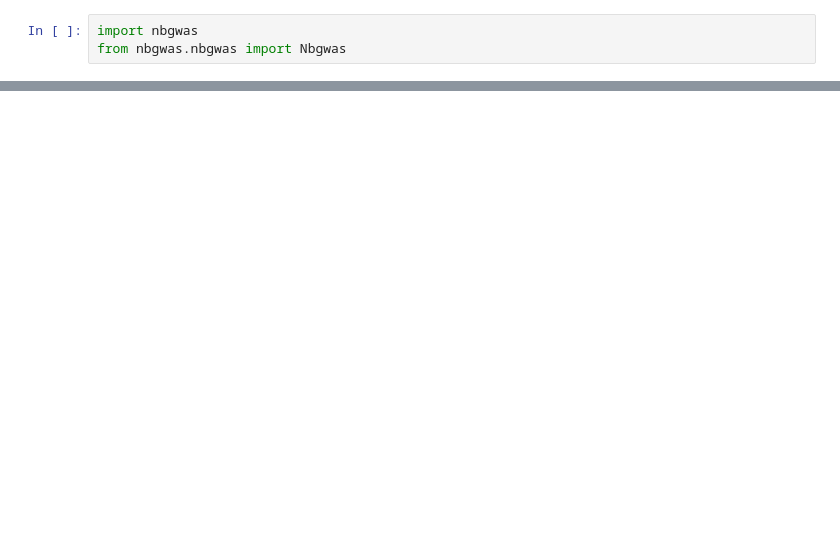
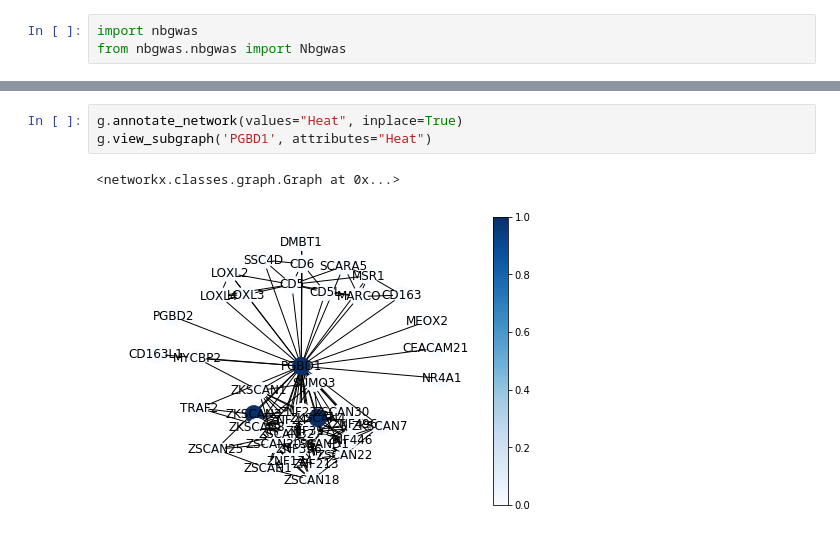
Before and after one commit to shfong/naga, a Jupyter notebook: notebooks/pipeline.ipynb, the cells around one changed output, grey strips where cells are left out. Drawn from its saved outputs; the diff is of its cells as text; blank space fills up the shorter version.

```diff
--- a/notebooks/pipeline.ipynb
+++ b/notebooks/pipeline.ipynb
@@ -118,0 +84,6 @@ g.boosted_pvalues.head()
+# %%
+g.annotate_network(values="Heat", inplace=True)
+g.view_subgraph('PGBD1', attributes="Heat")
+# %% [output]
+<networkx.classes.graph.Graph at 0x...>
+[figure, added]
```
Also changed, not shown: parts of 43 cells of this notebook, 2 other files.
